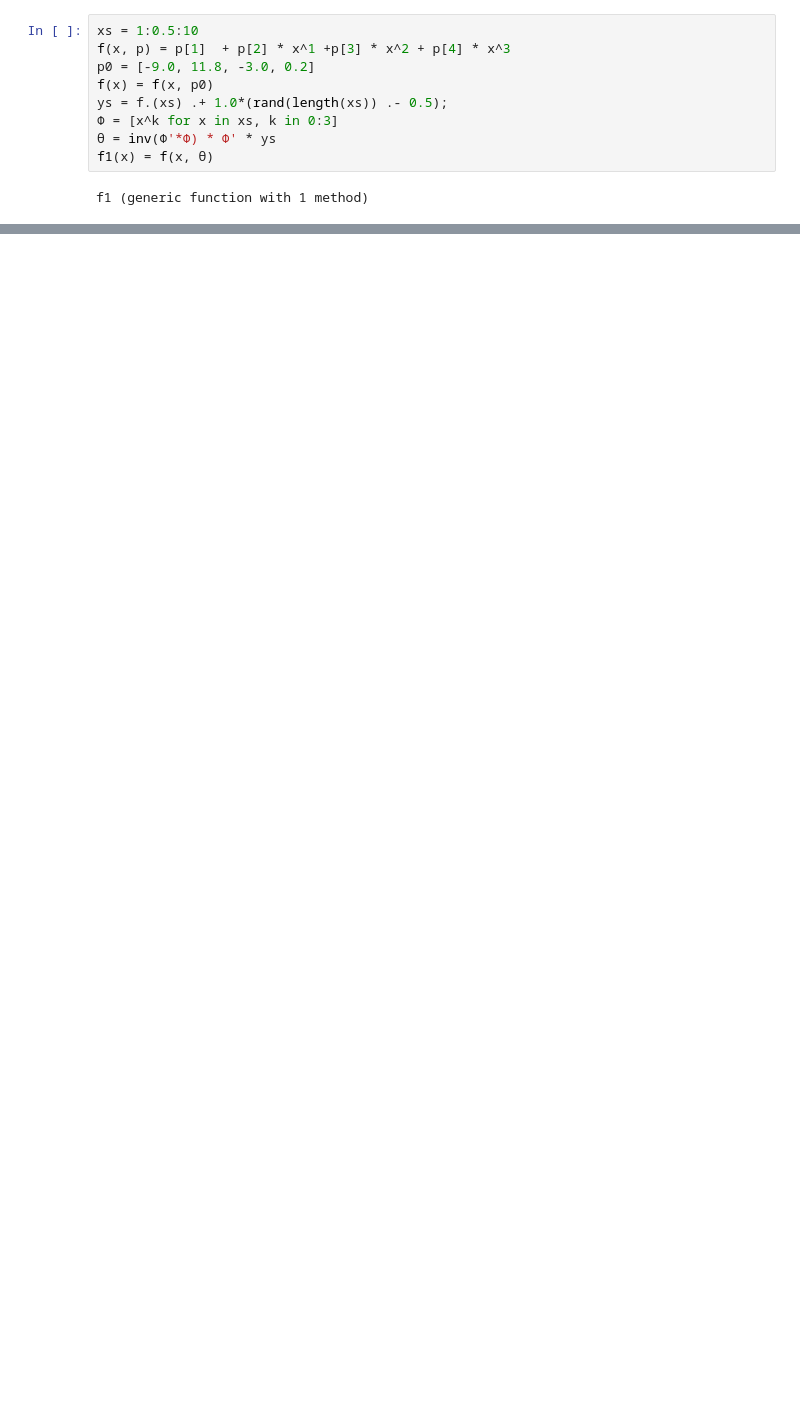
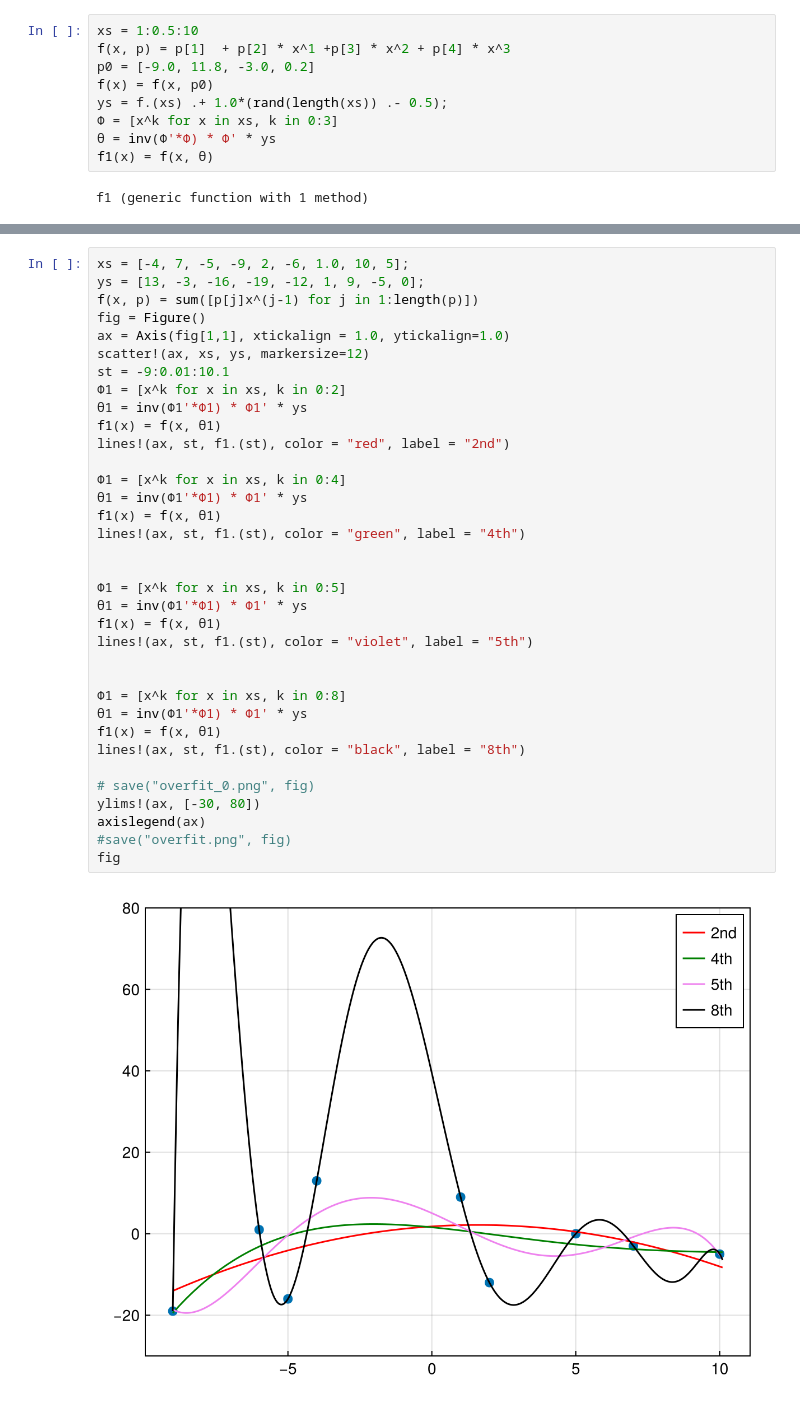
Before and after one commit to Julia-KAERI/Julia-kaeri.github.io, a Jupyter notebook: src/ML/theory/notebooks/regression01.ipynb, the cells around one changed output, grey strips where cells are left out. Drawn from its saved outputs; the diff is of its cells as text; blank space fills up the shorter version.

```diff
--- a/src/ML/theory/notebooks/regression01.ipynb
+++ b/src/ML/theory/notebooks/regression01.ipynb
@@ -22,0 +45,37 @@ fig
+# %%
+xs = [-4, 7, -5, -9, 2, -6, 1.0, 10, 5];
+ys = [13, -3, -16, -19, -12, 1, 9, -5, 0];
+f(x, p) = sum([p[j]x^(j-1) for j in 1:length(p)])
+fig = Figure()
+ax = Axis(fig[1,1], xtickalign = 1.0, ytickalign=1.0)
+scatter!(ax, xs, ys, markersize=12)
+st = -9:0.01:10.1
+Φ1 = [x^k for x in xs, k in 0:2]
+θ1 = inv(Φ1'*Φ1) * Φ1' * ys
+f1(x) = f(x, θ1)
+lines!(ax, st, f1.(st), color = "red", label = "2nd")
+
+Φ1 = [x^k for x in xs, k in 0:4]
+θ1 = inv(Φ1'*Φ1) * Φ1' * ys
+f1(x) = f(x, θ1)
+lines!(ax, st, f1.(st), color = "green", label = "4th")
+
+
+Φ1 = [x^k for x in xs, k in 0:5]
+θ1 = inv(Φ1'*Φ1) * Φ1' * ys
+f1(x) = f(x, θ1)
+lines!(ax, st, f1.(st), color = "violet", label = "5th")
+
+
+Φ1 = [x^k for x in xs, k in 0:8]
+θ1 = inv(Φ1'*Φ1) * Φ1' * ys
+f1(x) = f(x, θ1)
+lines!(ax, st, f1.(st), color = "black", label = "8th")
+
+# save("overfit_0.png", fig)
+ylims!(ax, [-30, 80])
+axislegend(ax)
+#save("overfit.png", fig)
+fig
+# %% [output]
+[figure, added]
```
Also changed, not shown: parts of 7 cells of this notebook, 18 other files.
